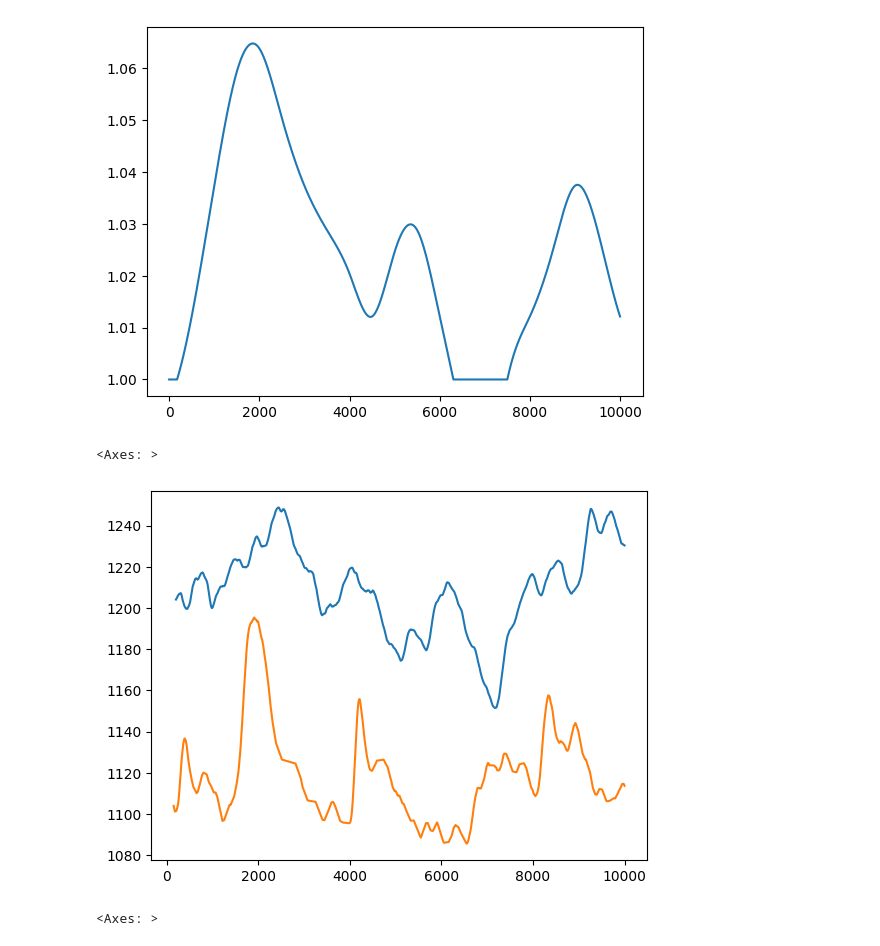
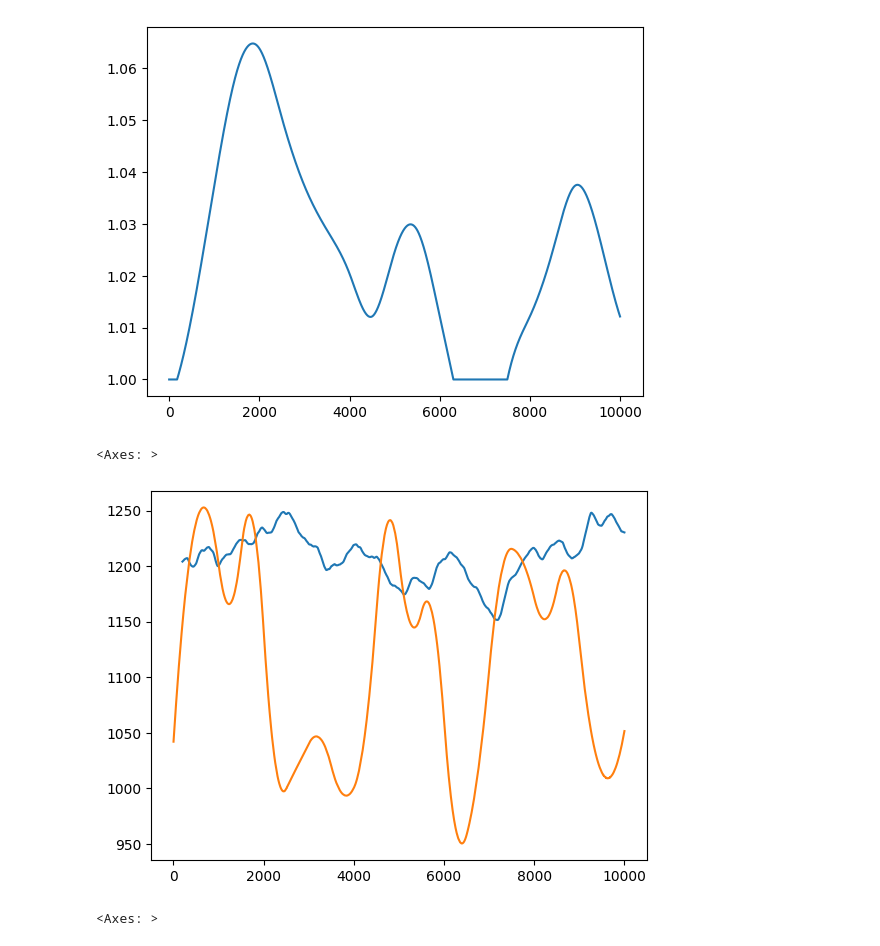
Before and after one commit to naman-doshi/IMCProsperity-2, a Jupyter notebook: R2/analysis.ipynb, the cells around one changed output. Saved outputs shown, nothing was run; the diff lists cells and outputs as text; code cells hidden in the pictures.

```diff
--- a/R2/analysis.ipynb
+++ b/R2/analysis.ipynb
@@ -73,12 +73,12 @@ df['epi'] = df['EXPORT_TARIFF'] - df['IMPORT_TARIFF'] + 10 * df['TRANSPORT_FEES'
 [figure]
 # %%
 df['ORCHIDS'].plot()
-df['epi'] = df['epi'] * df['EFFECT']
-(df['epi']*8+900).rolling(window=150).mean().plot()
-# (df['SUNLIGHT'].diff() * 100 + 1100).plot()
+# df['epi'] = df['epi'] * df['EFFECT']
+# (df['epi']*8+900).rolling(window=150).mean().plot()
+(df['SUNLIGHT'].diff() * 100 + 1100).plot()
 # %% [output]
 <Axes: >
-[figure, old version]
+[figure, new version]
 # %%
 df['EFFECT'] = df['EFFECT'].shift(400)
 #df['EXPORT_TARIFF'].rolling(window=200).mean().plot()
```
Also changed, not shown: 10 other files.
